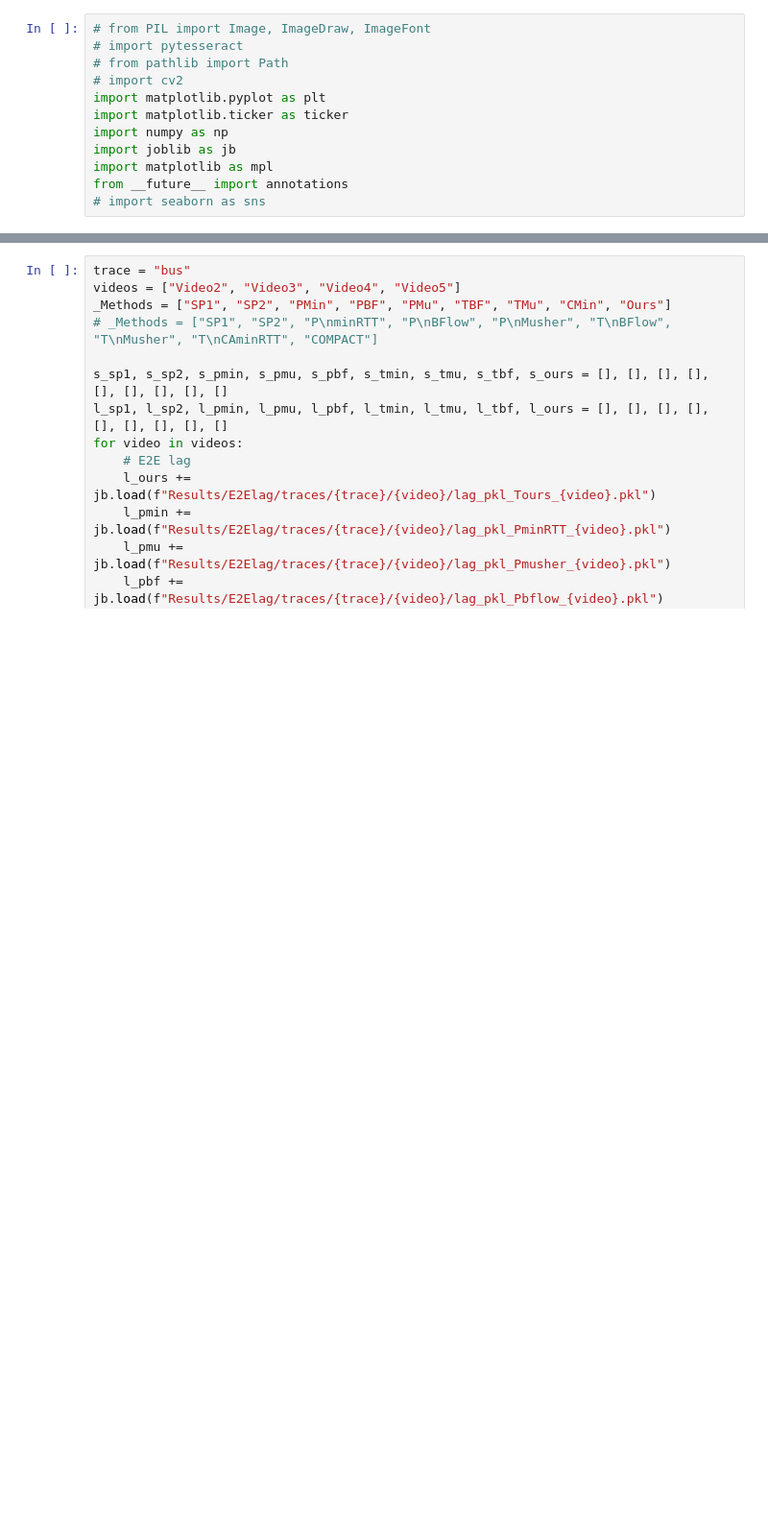
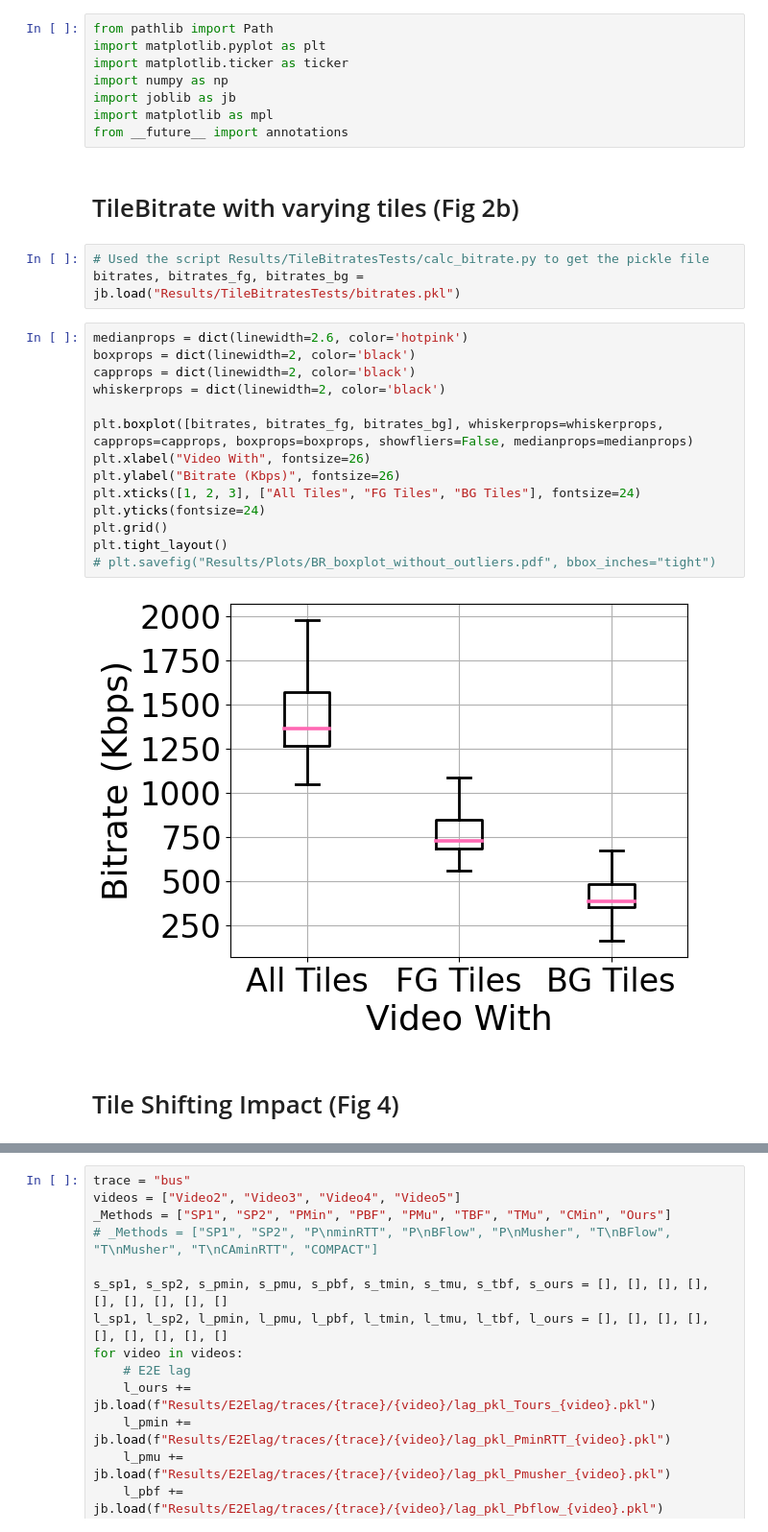
Before and after one commit to shubhamchdhary/COMPACT, a Jupyter notebook: generateResults.ipynb, the cells around one changed output, grey strips where cells are left out. Shown at 96% size. Saved outputs shown, nothing was run; the diff lists cells and outputs as text; blank space fills up the shorter version.

```diff
--- a/generateResults.ipynb
+++ b/generateResults.ipynb
@@ -1,12 +1,31 @@
 # %%
-# from PIL import Image, ImageDraw, ImageFont
-# import pytesseract
-# from pathlib import Path
-# import cv2
+from pathlib import Path
 import matplotlib.pyplot as plt
 import matplotlib.ticker as ticker
 import numpy as np
 import joblib as jb
 import matplotlib as mpl
 from __future__ import annotations
-# import seaborn as sns
+# %% [markdown]
+# TileBitrate with varying tiles (Fig 2b)
+# %%
+# Used the script Results/TileBitratesTests/calc_bitrate.py to get the pickle file
+bitrates, bitrates_fg, bitrates_bg =  jb.load("Results/TileBitratesTests/bitrates.pkl")
+# %%
+medianprops = dict(linewidth=2.6, color='hotpink')
+boxprops = dict(linewidth=2, color='black')
+capprops = dict(linewidth=2, color='black')
+whiskerprops = dict(linewidth=2, color='black')
+
+plt.boxplot([bitrates, bitrates_fg, bitrates_bg], whiskerprops=whiskerprops, capprops=capprops, boxprops=boxprops, showfliers=False, medianprops=medianprops)
+plt.xlabel("Video With", fontsize=26)
+plt.ylabel("Bitrate (Kbps)", fontsize=26)
+plt.xticks([1, 2, 3], ["All Tiles", "FG Tiles", "BG Tiles"], fontsize=24)
+plt.yticks(fontsize=24)
+plt.grid()
+plt.tight_layout()
+# plt.savefig("Results/Plots/BR_boxplot_without_outliers.pdf", bbox_inches="tight")
+# %% [output]
+[figure, added]
+# %% [markdown]
+# Tile Shifting Impact (Fig 4)
```
Also changed, not shown: parts of 24 cells of this notebook.
